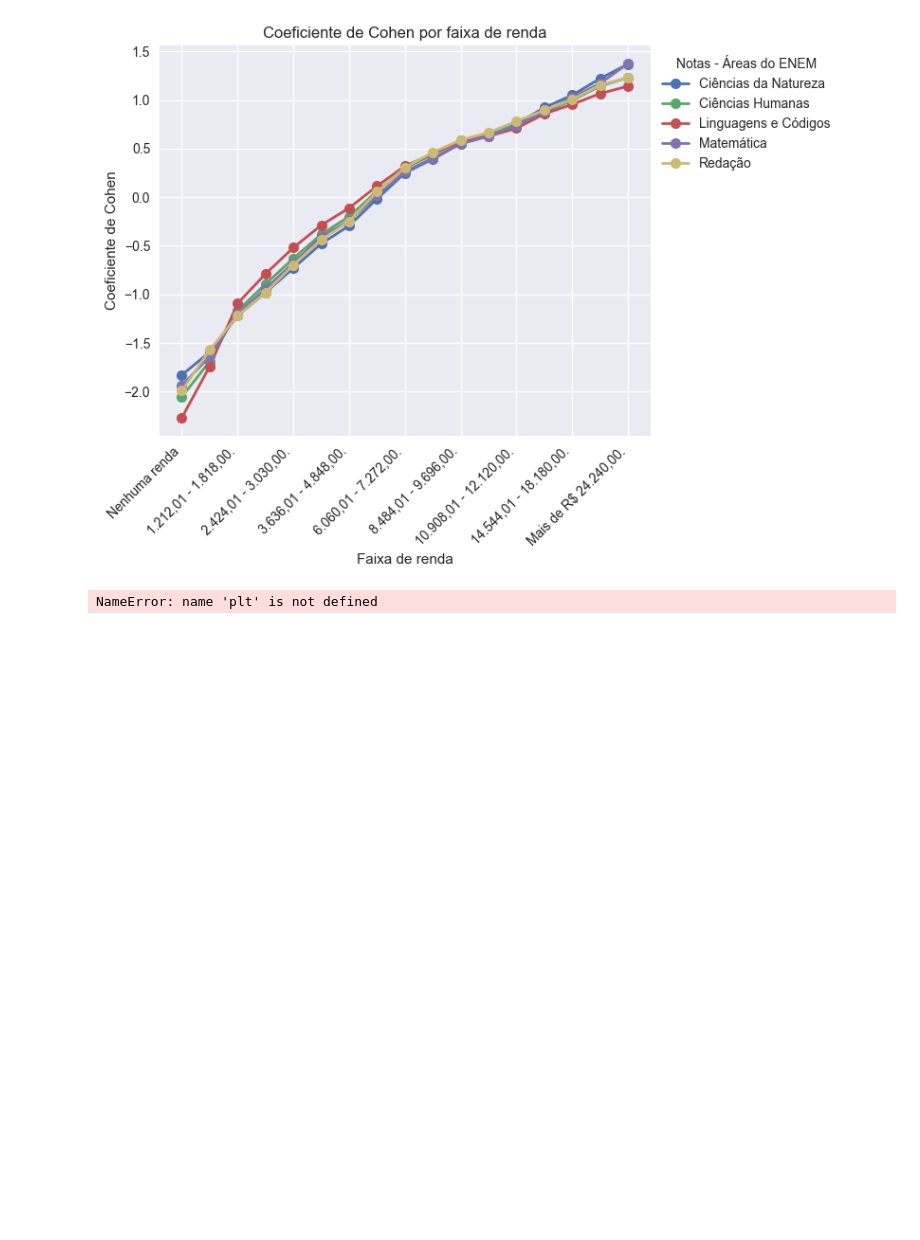
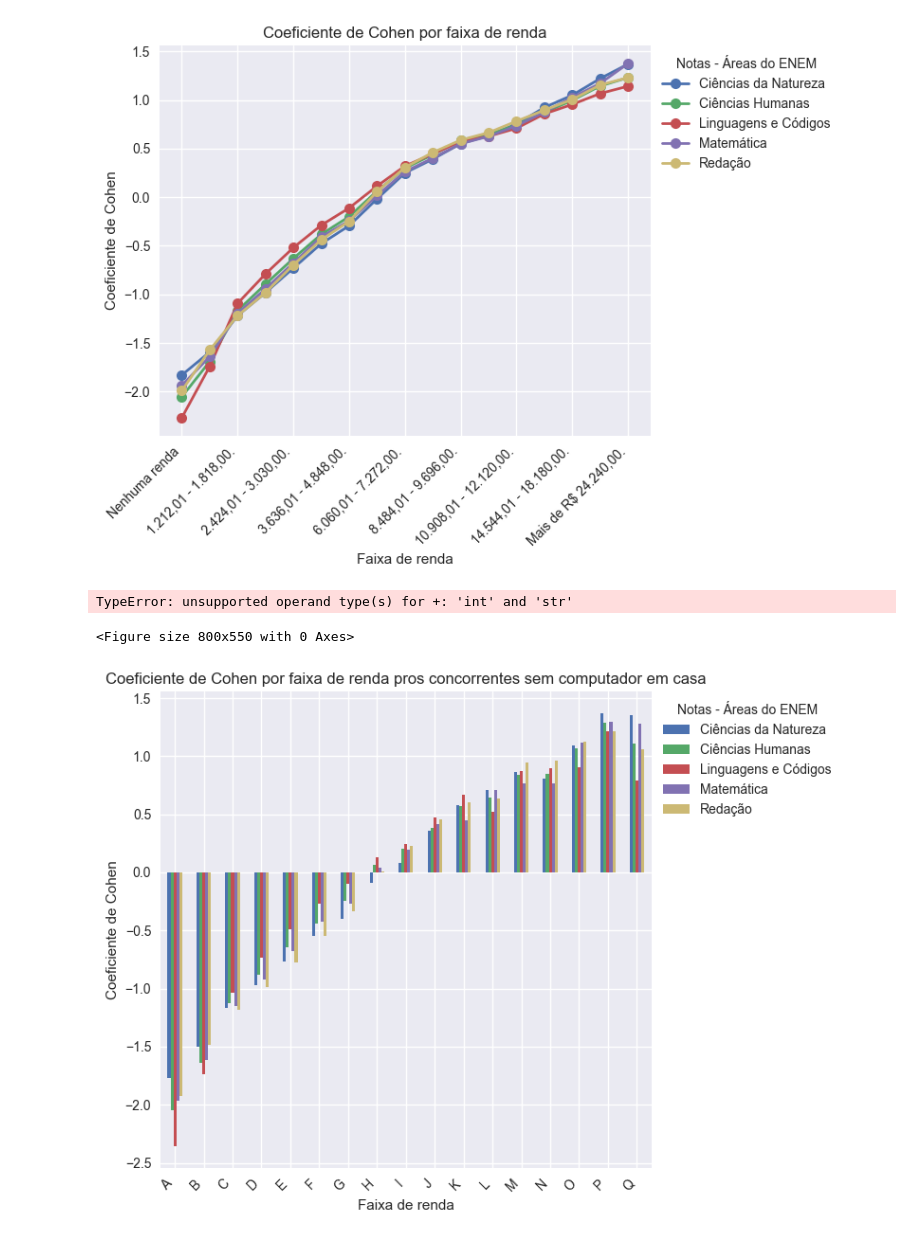
Before and after one commit to esthercaroline/APS1_CDados_tets_e_nanenena, a Jupyter notebook: aps1.ipynb, the cells around one changed output. Cells and saved outputs as stored; diff of their text form; code cells hidden in the pictures; blank space fills up the shorter version.

```diff
--- a/aps1.ipynb
+++ b/aps1.ipynb
@@ -99,36 +105,40 @@ filtro_computadores_nenhum = df_filtrado['Q024'] == 'A'
 filtro_computadores_dois = df_filtrado['Q024'] == 'C'
 df_filtrado_computadores_nenhum = df_filtrado[filtro_computadores_nenhum]
 df_filtrado_computadores_dois = df_filtrado[filtro_computadores_dois]
+df_computadores = df_filtrado [filtro_computadores_nenhum| filtro_computadores_dois]
 medias_computadores_nenhum = df_filtrado_computadores_nenhum.groupby('Q006')[['NU_NOTA_CN', 'NU_NOTA_CH', 'NU_NOTA_LC', 'NU_NOTA_MT', 'NU_NOTA_REDACAO']].mean()
 medias_computadores_dois = df_filtrado_computadores_dois.groupby('Q006')[['NU_NOTA_CN', 'NU_NOTA_CH', 'NU_NOTA_LC', 'NU_NOTA_MT', 'NU_NOTA_REDACAO']].mean()
 
 # Nenhum computador
 media_disciplina_0pc = medias_computadores_nenhum
-media_das_medias_0pc = media_disciplina_0pc.mean()
+media_das_medias_0pc = df_computadores.mean()
 desvio_padrao_0pc = media_disciplina_0pc.std()
 d_cohen_0pc = (media_disciplina_0pc - media_das_medias_0pc) / desvio_padrao_0pc
+df_0pc = pd.DataFrame(d_cohen_0pc, index=faixas_de_renda)
 
 # Dois computadores
 media_disciplina_2pc = medias_computadores_dois
 media_das_medias_2pc = media_disciplina_2pc.mean()
 desvio_padrao_2pc = media_disciplina_2pc.std()
 d_cohen_2pc = (media_disciplina_2pc - media_das_medias_2pc) / desvio_padrao_2pc
+print(d_cohen_2pc)
+# %% [output]
+TypeError: unsupported operand type(s) for +: 'int' and 'str'
 # %%
 plt.style.use('seaborn')
 plt.figure()
-sns.histplot(data=d_cohen_0pc, bins=10, multiple="dodge", shrink=0.7)
-plt.xlabel('PIB per capita (US$)')
-plt.show()
+d_cohen_0pc.plot.bar(figsize = (8,6))
 
 plt.xlabel('Faixa de renda')
 plt.ylabel('Coeficiente de Cohen')
-plt.title('Coeficiente de Cohen por faixa de renda')
+plt.title('Coeficiente de Cohen por faixa de renda pros concorrentes sem computador em casa')
 
 legend_labels = ['Ciências da Natureza', 'Ciências Humanas', 'Linguagens e Códigos', 'Matemática', 'Redação']
 plt.legend(legend_labels, title='Notas - Áreas do ENEM', bbox_to_anchor=(1, 1))
 plt.xticks(rotation=45, ha='right')
 plt.tight_layout()
 
 plt.show()
 # %% [output]
-NameError: name 'plt' is not defined
+<Figure size 800x550 with 0 Axes>
+[figure, added]
```
Also changed, not shown: parts of 4 cells of this notebook.
